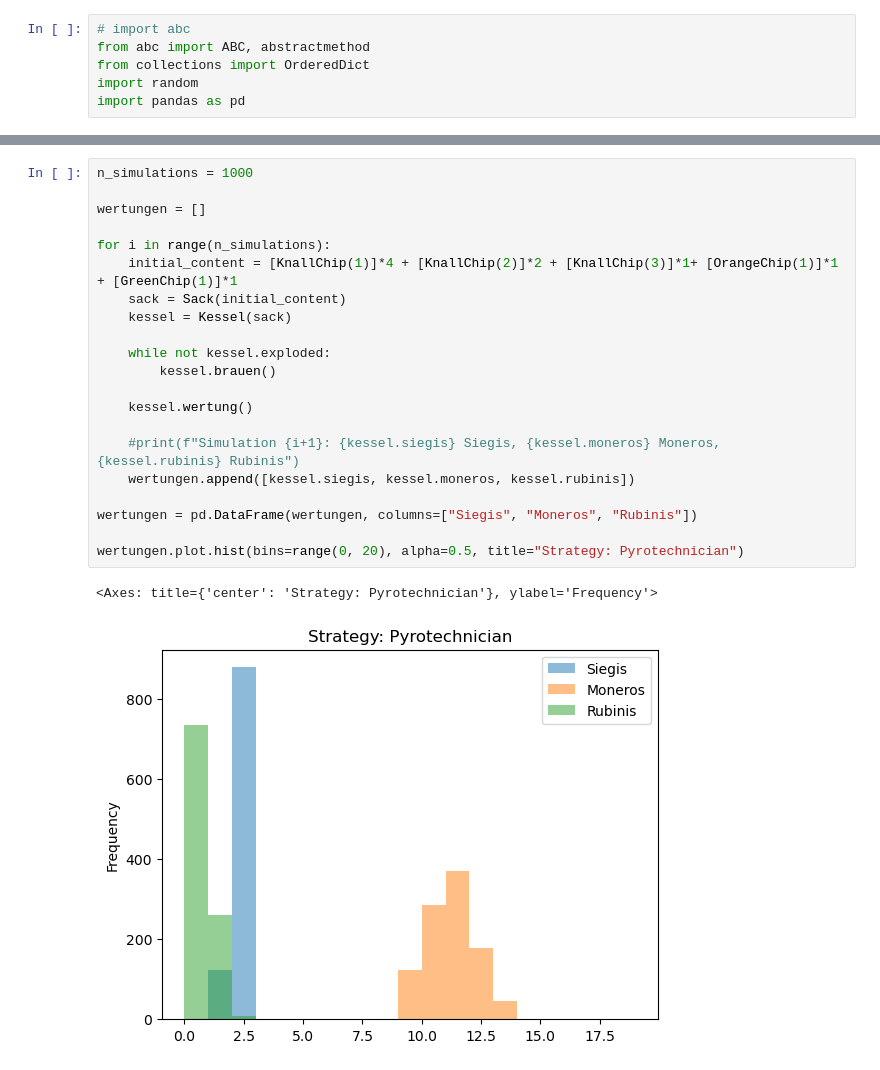
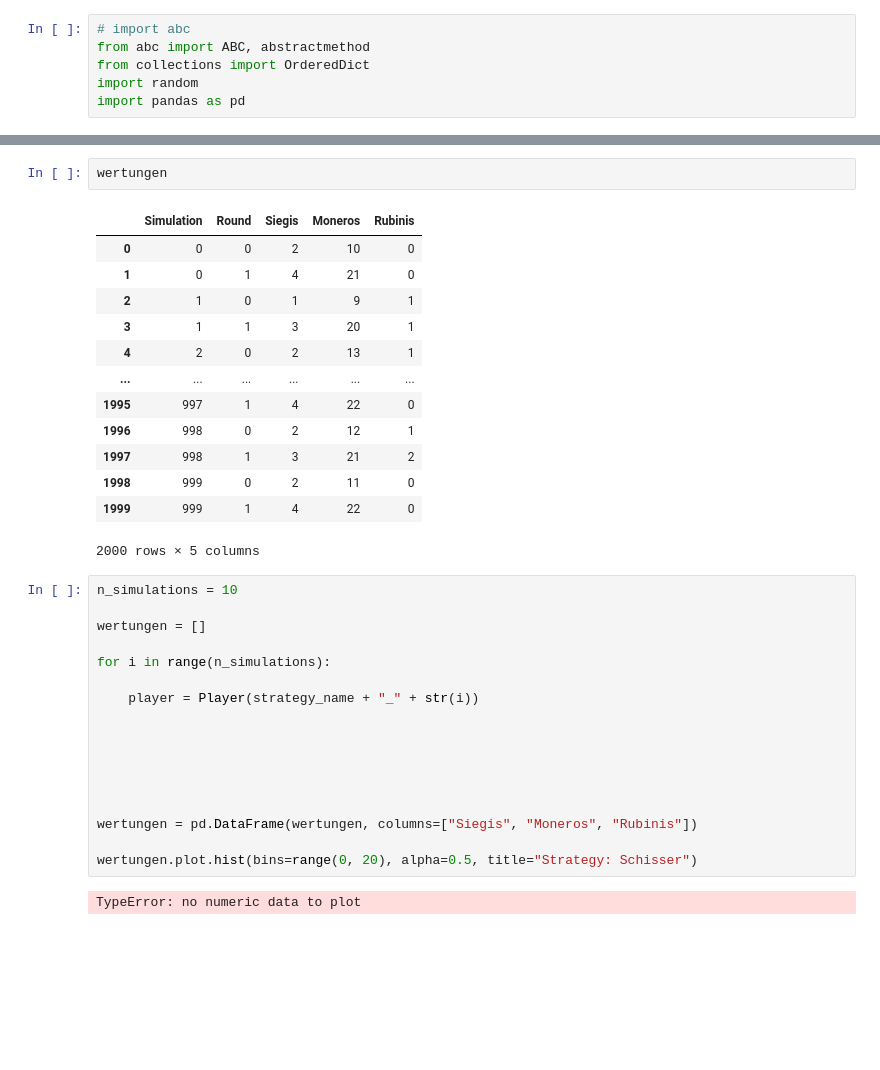
Before and after one commit to maxiherzog/quacks, a Jupyter notebook: quacks.ipynb, the cells around one changed output, grey strips where cells are left out. Saved outputs shown, nothing was run; the diff lists cells and outputs as text; blank space fills up the shorter version.

```diff
--- a/quacks.ipynb
+++ b/quacks.ipynb
@@ -185,27 +337,38 @@ Kessel([(1, KnallChip(1)), (2, KnallChip(1)), (4, KnallChip(2)), (5, KnallChip(1
+# %%
+wertungen
+# %% [output]
+|  | Simulation | Round | Siegis | Moneros | Rubinis |
+| 0 | 0 | 0 | 2 | 10 | 0 |
+| 1 | 0 | 1 | 4 | 21 | 0 |
+| 2 | 1 | 0 | 1 | 9 | 1 |
+| 3 | 1 | 1 | 3 | 20 | 1 |
+| 4 | 2 | 0 | 2 | 13 | 1 |
+| ... | ... | ... | ... | ... | ... |
+| 1995 | 997 | 1 | 4 | 22 | 0 |
+| 1996 | 998 | 0 | 2 | 12 | 1 |
+| 1997 | 998 | 1 | 3 | 21 | 2 |
+| 1998 | 999 | 0 | 2 | 11 | 0 |
+| 1999 | 999 | 1 | 4 | 22 | 0 |
+2000 rows × 5 columns
 # %%
-n_simulations = 1000
+n_simulations = 10
 
 wertungen = []
 
 for i in range(n_simulations):
-    initial_content = [KnallChip(1)]*4 + [KnallChip(2)]*2 + [KnallChip(3)]*1+ [OrangeChip(1)]*1 + [GreenChip(1)]*1
-    sack = Sack(initial_content)
-    kessel = Kessel(sack)
 
-    while not kessel.exploded:
-        kessel.brauen()
+    player = Player(strategy_name + "_" + str(i))
 
-    kessel.wertung()
 
-    #print(f"Simulation {i+1}: {kessel.siegis} Siegis, {kessel.moneros} Moneros, {kessel.rubinis} Rubinis")
-    wertungen.append([kessel.siegis, kessel.moneros, kessel.rubinis])
+
+
+
 
 wertungen = pd.DataFrame(wertungen, columns=["Siegis", "Moneros", "Rubinis"])
 
-wertungen.plot.hist(bins=range(0, 20), alpha=0.5, title="Strategy: Pyrotechnician")
+wertungen.plot.hist(bins=range(0, 20), alpha=0.5, title="Strategy: Schisser")
 # %% [output]
-<Axes: title={'center': 'Strategy: Pyrotechnician'}, ylabel='Frequency'>
+TypeError: no numeric data to plot
-[figure, removed]
 # %%
 n_simulations = 10000
 
```
Also changed, not shown: parts of 7 cells of this notebook.
